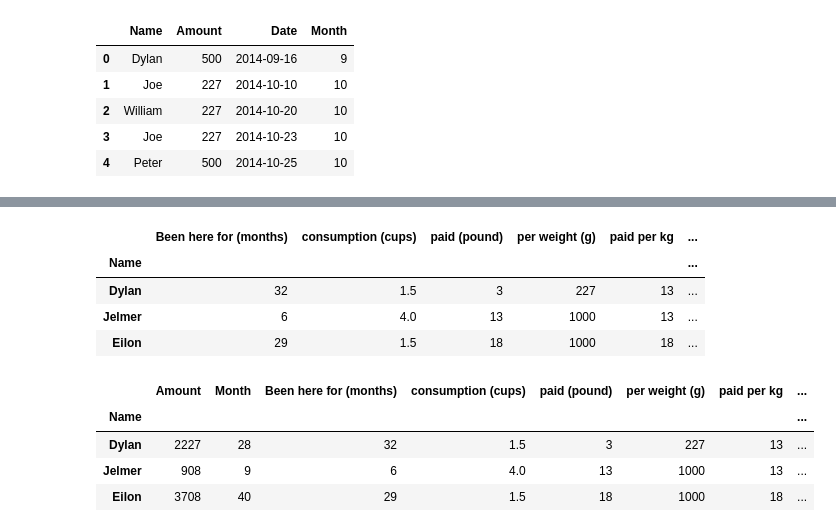
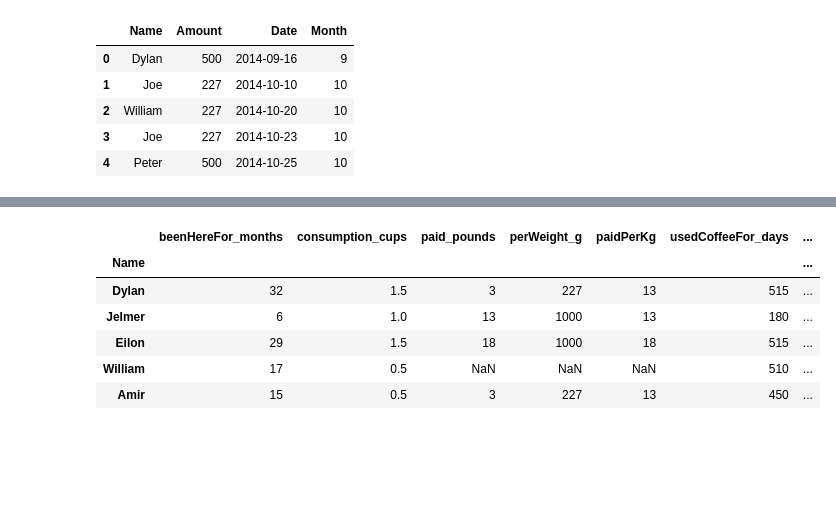
Before and after one commit to amirfz/myPythonProjects, a Jupyter notebook: coffeeDonors/coffeeDonors.ipynb, the cells around one changed output, grey strips where cells are left out. Cells and saved outputs as stored; diff of their text form; code cells hidden in the pictures; blank space fills up the shorter version.

Commit message:
commit: coffee donors

```diff
--- a/coffeeDonors/coffeeDonors.ipynb
+++ b/coffeeDonors/coffeeDonors.ipynb
@@ -57,24 +52,17 @@ groupDataByNameSorted.head()
 # %%
 consumptionData = read_csv("coffeeConsumption.csv").set_index("Name")
-consumptionData["paid per kg"] = np.round(consumptionData["paid (pound)"]/consumptionData["per weight (g)"] * 1000)
-consumptionData["used coffee for (days)"] = consumptionData["Been here for (months)"]*30
-consumptionData.loc[consumptionData["used coffee for (days)"] > int((datetime.now() - data["Date"][1]).days),\
-                    "used coffee for (days)"] = int((datetime.now() - data["Date"][1]).days)
-consumptionData["Amount of coffee used (cups)"] = np.round(consumptionData["consumption (cups)"] * \
-                    consumptionData["used coffee for (days)"] * 4/7)
+consumptionData["paidPerKg"] = np.round(consumptionData["paid_pounds"]/consumptionData["perWeight_g"] * 1000)
+consumptionData["usedCoffeeFor_days"] = consumptionData["beenHereFor_months"]*30
+consumptionData.loc[consumptionData["usedCoffeeFor_days"] > int((datetime.now() - data["Date"][1]).days),\
+                    "usedCoffeeFor_days"] = int((datetime.now() - data["Date"][1]).days)
+consumptionData["amountOfCoffeeUsed_cups"] = np.round(consumptionData["consumption_cups"] * \
+                    consumptionData["usedCoffeeFor_days"] * 4/7)
 consumptionData.head()
 # %% [output]
-|  | Been here for (months) | consumption (cups) | paid (pound) | per weight (g) | paid per kg | ... |
-| Name |  |  |  |  |  | ... |
-| Dylan | 32 | 1.5 | 3 | 227 | 13 | ... |
-| Jelmer | 6 | 4.0 | 13 | 1000 | 13 | ... |
-| Eilon | 29 | 1.5 | 18 | 1000 | 18 | ... |
+|  | beenHereFor_months | consumption_cups | paid_pounds | perWeight_g | paidPerKg | usedCoffeeFor_days | ... |
+| Name |  |  |  |  |  |  | ... |
+| Dylan | 32 | 1.5 | 3 | 227 | 13 | 515 | ... |
+| Jelmer | 6 | 1.0 | 13 | 1000 | 13 | 180 | ... |
+| Eilon | 29 | 1.5 | 18 | 1000 | 18 | 515 | ... |
+| William | 17 | 0.5 | NaN | NaN | NaN | 510 | ... |
+| Amir | 15 | 0.5 | 3 | 227 | 13 | 450 | ... |
-# %%
-allData = pd.merge(groupDataByNameSorted, consumptionData, left_index=True, right_index=True)
-allData.head()
-# %% [output]
-|  | Amount | Month | Been here for (months) | consumption (cups) | paid (pound) | per weight (g) | paid per kg | ... |
-| Name |  |  |  |  |  |  |  | ... |
-| Dylan | 2227 | 28 | 32 | 1.5 | 3 | 227 | 13 | ... |
-| Jelmer | 908 | 9 | 6 | 4.0 | 13 | 1000 | 13 | ... |
-| Eilon | 3708 | 40 | 29 | 1.5 | 18 | 1000 | 18 | ... |
```
Also changed, not shown: parts of 8 cells of this notebook, 7 other files.
